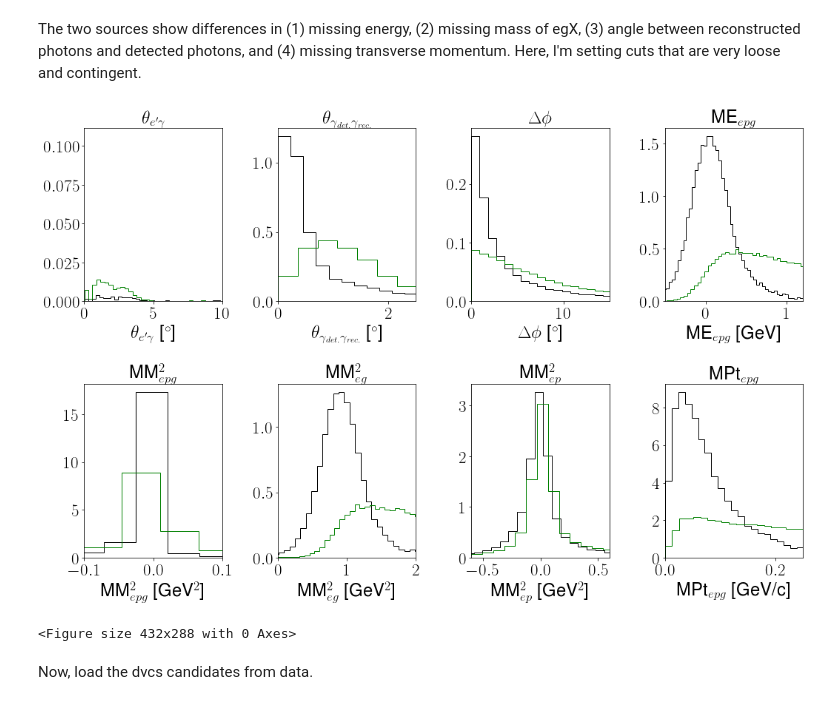
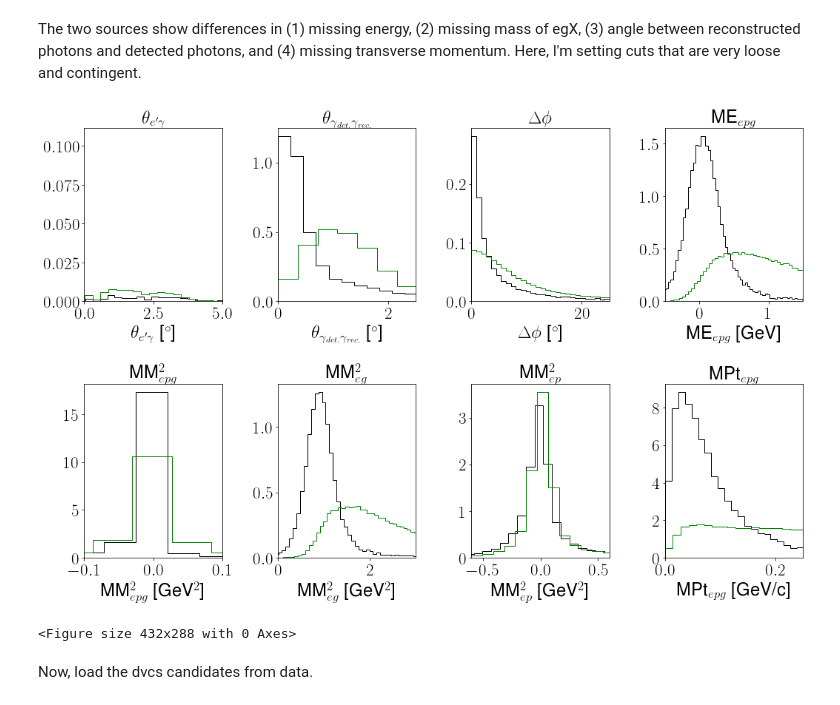
Before and after one commit to Sangbaek/clas12DVCS, a Jupyter notebook: clas12DVCS.ipynb, the cells around one changed output. Saved outputs shown, nothing was run; the diff lists cells and outputs as text; code cells hidden in the pictures.

```diff
--- a/clas12DVCS.ipynb
+++ b/clas12DVCS.ipynb
@@ -328,30 +328,30 @@ plt.clf()
 # %% [markdown]
 The two sources show differences in (1) missing energy, (2) missing mass of egX, (3) angle between reconstructed photons and detected photons, and  (4) missing transverse momentum. Here, I'm setting cuts that are very loose and contingent.
 # %%
-#outbending!
 varstoplot = ["coneAngle", "reconGam", "coplanarity", "ME_epg", "MM2_epg", "MM2_eg", "MM2_ep", "MPt"]
 title = [r"$\theta_{e'\gamma}$", r"$\theta_{\gamma_{det.}\gamma_{rec.}}$", r"$\Delta\phi$" , "ME"+r"${}_{epg}$", "MM"+r"${}^{2}_{epg}$", "MM"+r"${}^{2}_{eg}$", "MM"+r"${}^{2}_{ep}$", "MPt"+r"${}_{epg}$"]
 unit = [degree, degree, degree, GeV, GeV2, GeV2, GeV2, GeVc]
+
 binstarts = [0, 0, 0, -0.5, -0.1, 0, -0.6 , 0]
-binends = [10, 2.5, 15, 1.2, 0.1, 2, 0.6, 0.25]
+binends = [5, 2.5, 25, 1.5, 0.1, 3, 0.6, 0.25]
 fig, axs = plt.subplots(2, 4, figsize = (15,10))
 for yind in range(0, 2):
 	for xind in range(0,4):
 		ind = 4*yind + xind
 		start = binstarts[ind]
 		end = binends[ind]
 		bins = 201
 		axs[yind, xind].hist(dvcsInbSim[varstoplot[ind]], bins = bins, density = True, histtype='stepfilled', facecolor='none', edgecolor='k')
 		axs[yind, xind].hist(dvcsContaminationInbSim[varstoplot[ind]], bins = bins, density = True, histtype='stepfilled', facecolor='none', edgecolor='g')
 		axs[yind, xind].set_title(title[ind])
 		axs[yind, xind].set_xlabel(title[ind]+" [" + unit[ind] +"]")
 		axs[yind, xind].set_xlim([start, end])
 plt.tight_layout()
 plt.show()
 # plt.savefig("simComparison_1.pdf")
 plt.clf()
 # %% [output]
-[figure, old version]
+[figure, new version]
 <Figure size 432x288 with 0 Axes>
 # %% [markdown]
 Now, load the dvcs candidates from data.
```
Also changed, not shown: parts of 20 cells of this notebook.
